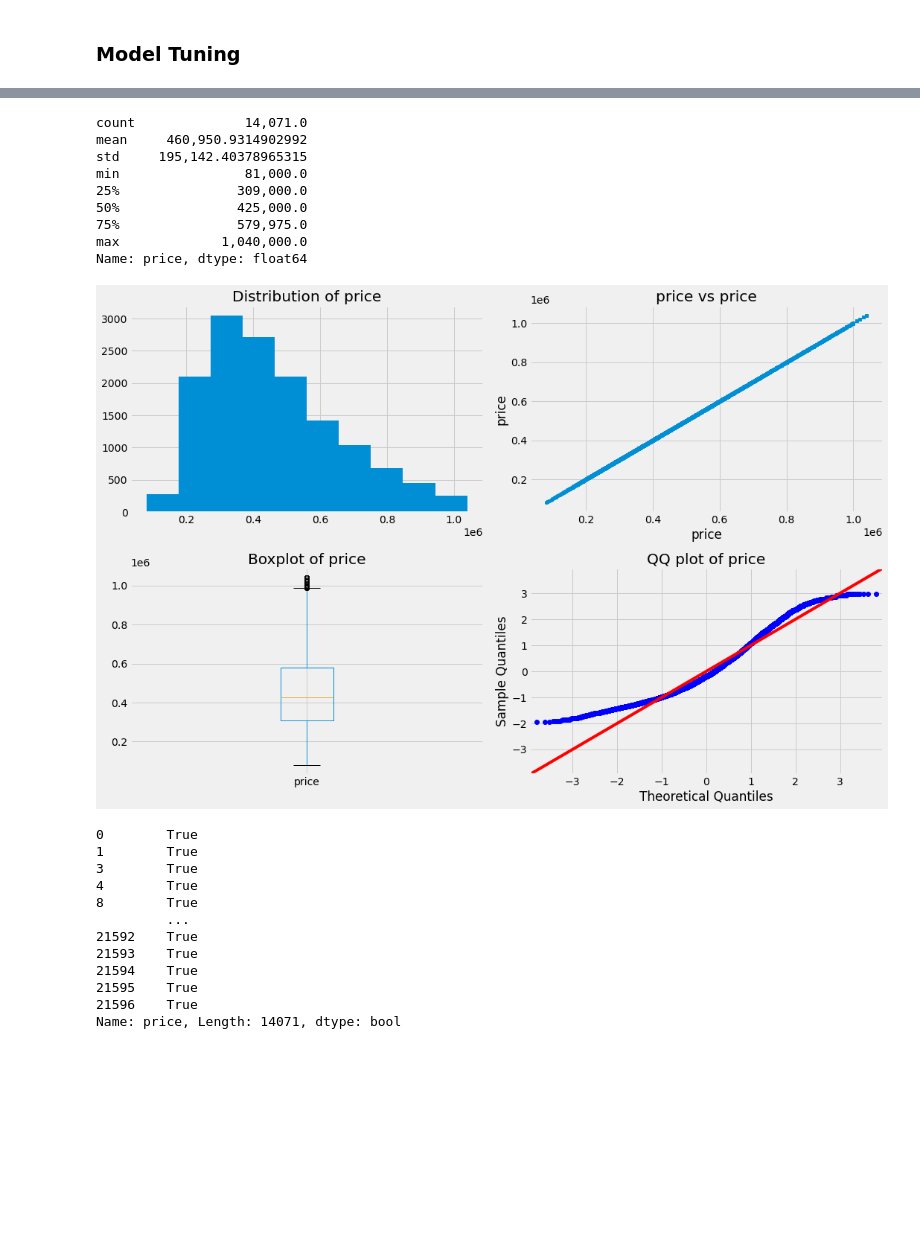
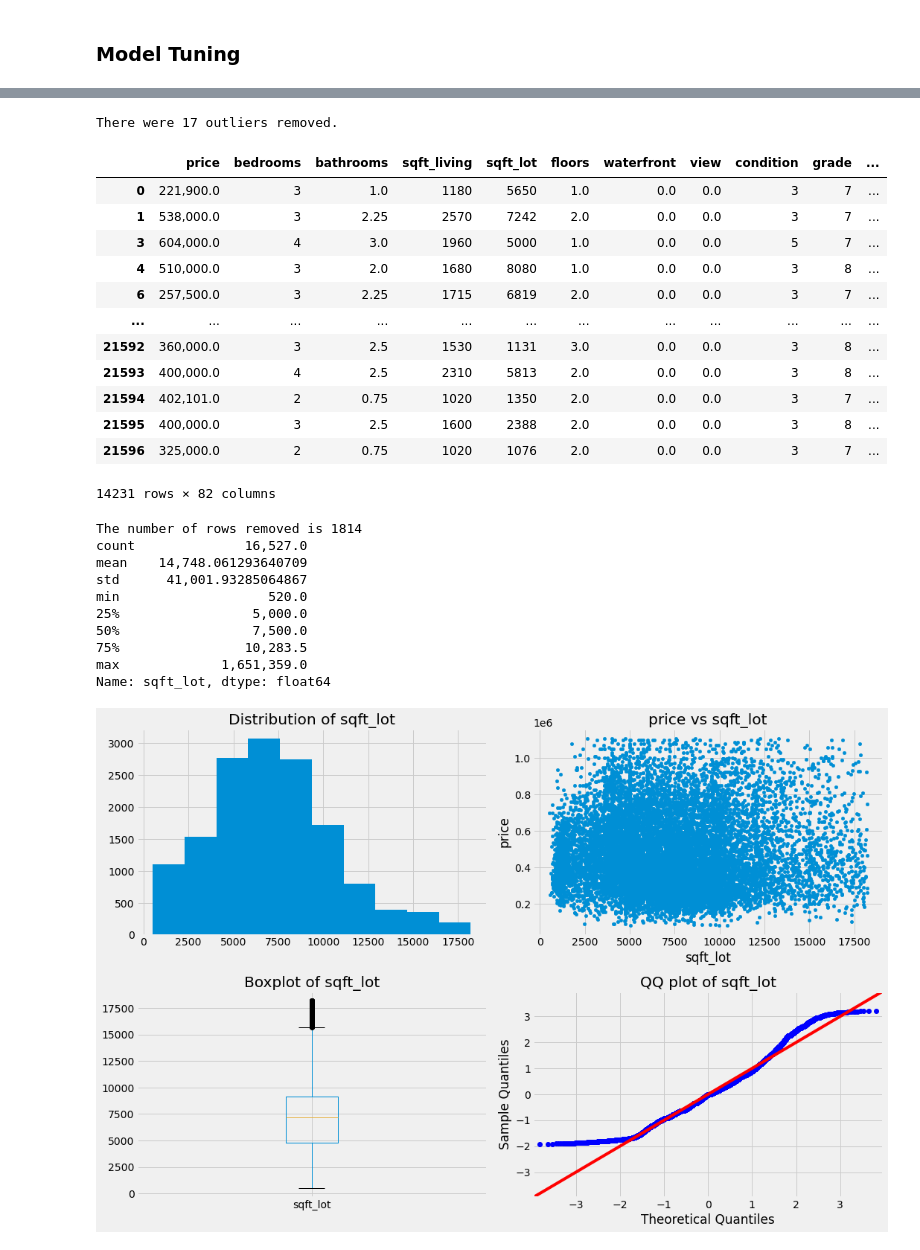
Before and after one commit to bentson1187/dsc-phase-2-project, a Jupyter notebook: Bentson, Brian Phase 2 Project.ipynb, the cells around one changed output, grey strips where cells are left out. Drawn from its saved outputs; the diff is of its cells as text; code cells hidden in the pictures; blank space fills up the shorter version.

Commit message:
Model finished, Began Presentation

```diff
--- a/Bentson, Brian Phase 2 Project.ipynb
+++ b/Bentson, Brian Phase 2 Project.ipynb
@@ -1477,4 +1361,4 @@ array(['zipcode_98002', 'zipcode_98003', 'zipcode_98004', 'zipcode_98005',
 # %%
 #convert to dataframe
-df_cat_zipcode = pd.DataFrame(ohe_vars, columns=encoder.get_feature_names(cat_zipcode), index=df_model_original.index)
+df_cat_zipcode = pd.DataFrame(ohe_vars, columns=encoder.get_feature_names(cat_zipcode), index=df_model_base.index)
 df_cat_zipcode
@@ -1495,4 +1365,4 @@ df_cat_zipcode
 # %%
 #concat original dataframe to zipcode dataframe and prepare for model number 2
-df_model_2 = pd.concat([df_model_original.drop('zipcode', axis=1), df_cat_zipcode], axis=1)
-df_model_2
+df_model_base = pd.concat([df_model_base.drop('zipcode', axis=1), df_cat_zipcode], axis=1)
+df_model_base
@@ -1773 +1411,6 @@ plt.plot(model.predict(df[x_cols]), [0 for i in range(len(df))])
+# %%
+#remove outliers based off iqr
+df_model_base = outliers(df_model_base, 'price', 'iqr')
+df_model_3 = df_model_base.copy()
+df_model_3
 # %%
@@ -1785,0 +1434,6 @@ Name: price, dtype: float64
+# %%
+#define indpendent and dependent variables
+x_cols = df_model_3.drop(columns='price').columns
+y_col = 'price'
+#run funciton to create model and check assumptions
+fit_new_model(df_model_3, x_cols=x_cols, y_col=y_col, norm=True)
@@ -1818,26 +1502,35 @@ The number of rows is now 14071
+# %%
+#remove outliers based off iqr
+df_model_base = outliers(df_model_base, 'sqft_lot', 'iqr')
+df_model_4 = df_model_base.copy()
+df_model_4
+# %% [output]
+There were 17 outliers removed.
+|  | price | bedrooms | bathrooms | sqft_living | sqft_lot | floors | waterfront | view | condition | grade | ... |
+| 0 | 221,900.0 | 3 | 1.0 | 1180 | 5650 | 1.0 | 0.0 | 0.0 | 3 | 7 | ... |
+| 1 | 538,000.0 | 3 | 2.25 | 2570 | 7242 | 2.0 | 0.0 | 0.0 | 3 | 7 | ... |
+| 3 | 604,000.0 | 4 | 3.0 | 1960 | 5000 | 1.0 | 0.0 | 0.0 | 5 | 7 | ... |
+| 4 | 510,000.0 | 3 | 2.0 | 1680 | 8080 | 1.0 | 0.0 | 0.0 | 3 | 8 | ... |
+| 6 | 257,500.0 | 3 | 2.25 | 1715 | 6819 | 2.0 | 0.0 | 0.0 | 3 | 7 | ... |
+| ... | ... | ... | ... | ... | ... | ... | ... | ... | ... | ... | ... |
+| 21592 | 360,000.0 | 3 | 2.5 | 1530 | 1131 | 3.0 | 0.0 | 0.0 | 3 | 8 | ... |
+| 21593 | 400,000.0 | 4 | 2.5 | 2310 | 5813 | 2.0 | 0.0 | 0.0 | 3 | 8 | ... |
+| 21594 | 402,101.0 | 2 | 0.75 | 1020 | 1350 | 2.0 | 0.0 | 0.0 | 3 | 7 | ... |
+| 21595 | 400,000.0 | 3 | 2.5 | 1600 | 2388 | 2.0 | 0.0 | 0.0 | 3 | 8 | ... |
+| 21596 | 325,000.0 | 2 | 0.75 | 1020 | 1076 | 2.0 | 0.0 | 0.0 | 3 | 7 | ... |
+14231 rows × 82 columns
 # %%
-#recheck the price column
-get_plots(df_model_2,'price',outlier='none')
+#recheck the sqft_lot column
+get_plots(df_model_3,'sqft_lot',outlier='iqr')
 # %% [output]
-count              14,071.0
-mean     460,950.9314902992
-std     195,142.40378965315
-min                81,000.0
-25%               309,000.0
-50%               425,000.0
-75%               579,975.0
-max             1,040,000.0
-Name: price, dtype: float64
+The number of rows removed is 1814
+count              16,527.0
+mean    14,748.061293640709
+std      41,001.93285064867
+min                   520.0
+25%                 5,000.0
+50%                 7,500.0
+75%                10,283.5
+max             1,651,359.0
+Name: sqft_lot, dtype: float64
-[figure, old version]
+[figure, new version]
-0        True
-1        True
-3        True
-4        True
-8        True
-         ...
-21592    True
-21593    True
-21594    True
-21595    True
-21596    True
-Name: price, Length: 14071, dtype: bool
```
Also changed, not shown: parts of 214 cells of this notebook, 6 other files.
